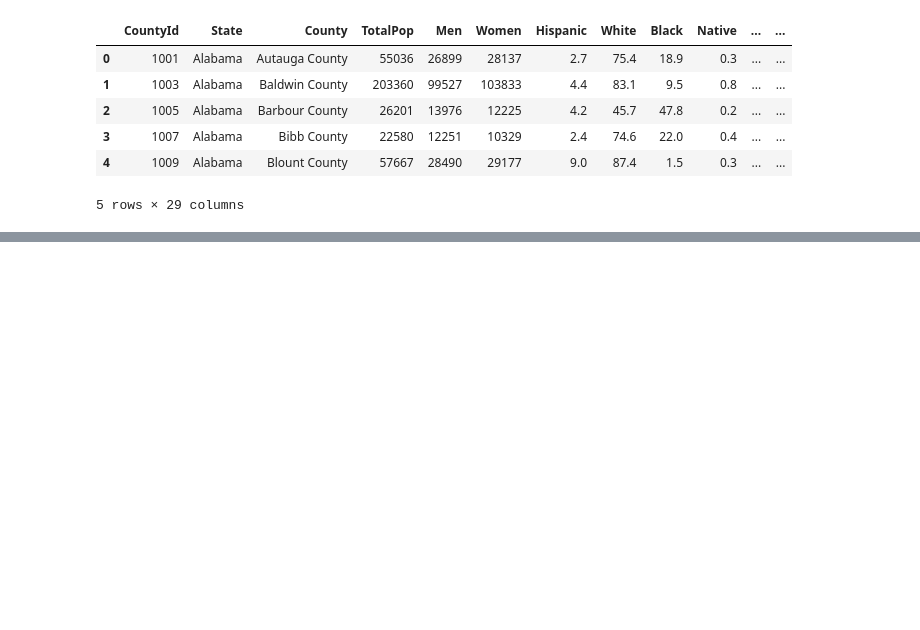
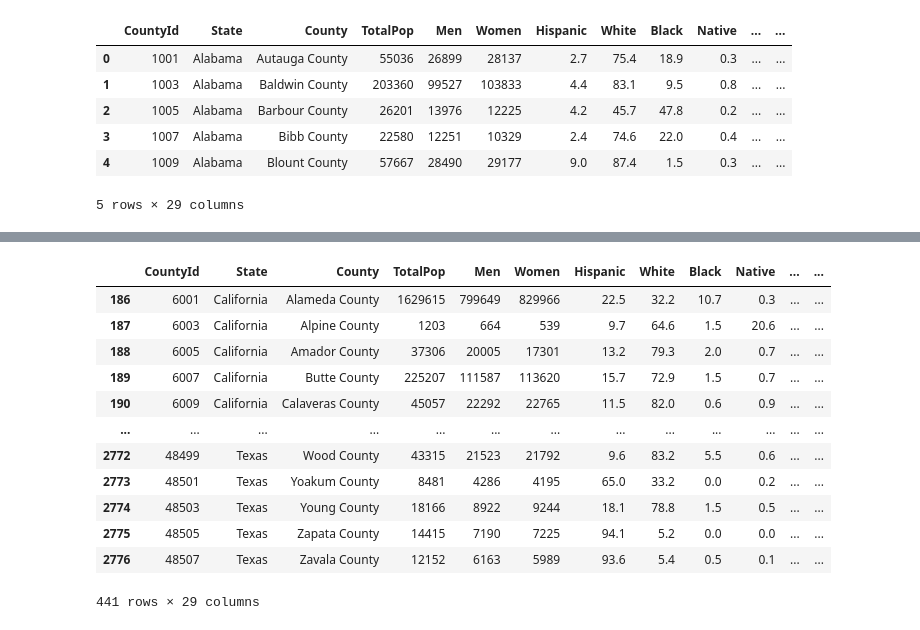
Before and after one commit to data301-2020-winter2/course-project-group_1026, a Jupyter notebook: analysis/Aanchal/Milestone2.ipynb, the cells around one changed output, grey strips where cells are left out. Cells and saved outputs as stored; diff of their text form; code cells hidden in the pictures; blank space fills up the shorter version.

```diff
--- a/analysis/Aanchal/Milestone2.ipynb
+++ b/analysis/Aanchal/Milestone2.ipynb
@@ -16,0 +31,17 @@ df.head()
+# %%
+df = df.loc[(df['State'] == 'Florida') | (df['State'] == 'Texas')|(df['State'] == 'California')|(df['State'] == 'New York')]
+df
+# %% [output]
+|  | CountyId | State | County | TotalPop | Men | Women | Hispanic | White | Black | Native | ... | ... |
+| 186 | 6001 | California | Alameda County | 1629615 | 799649 | 829966 | 22.5 | 32.2 | 10.7 | 0.3 | ... | ... |
+| 187 | 6003 | California | Alpine County | 1203 | 664 | 539 | 9.7 | 64.6 | 1.5 | 20.6 | ... | ... |
+| 188 | 6005 | California | Amador County | 37306 | 20005 | 17301 | 13.2 | 79.3 | 2.0 | 0.7 | ... | ... |
+| 189 | 6007 | California | Butte County | 225207 | 111587 | 113620 | 15.7 | 72.9 | 1.5 | 0.7 | ... | ... |
+| 190 | 6009 | California | Calaveras County | 45057 | 22292 | 22765 | 11.5 | 82.0 | 0.6 | 0.9 | ... | ... |
+| ... | ... | ... | ... | ... | ... | ... | ... | ... | ... | ... | ... | ... |
+| 2772 | 48499 | Texas | Wood County | 43315 | 21523 | 21792 | 9.6 | 83.2 | 5.5 | 0.6 | ... | ... |
+| 2773 | 48501 | Texas | Yoakum County | 8481 | 4286 | 4195 | 65.0 | 33.2 | 0.0 | 0.2 | ... | ... |
+| 2774 | 48503 | Texas | Young County | 18166 | 8922 | 9244 | 18.1 | 78.8 | 1.5 | 0.5 | ... | ... |
+| 2775 | 48505 | Texas | Zapata County | 14415 | 7190 | 7225 | 94.1 | 5.2 | 0.0 | 0.0 | ... | ... |
+| 2776 | 48507 | Texas | Zavala County | 12152 | 6163 | 5989 | 93.6 | 5.4 | 0.5 | 0.1 | ... | ... |
+441 rows × 29 columns
```
Also changed, not shown: parts of 5 cells of this notebook, 2 other files.
